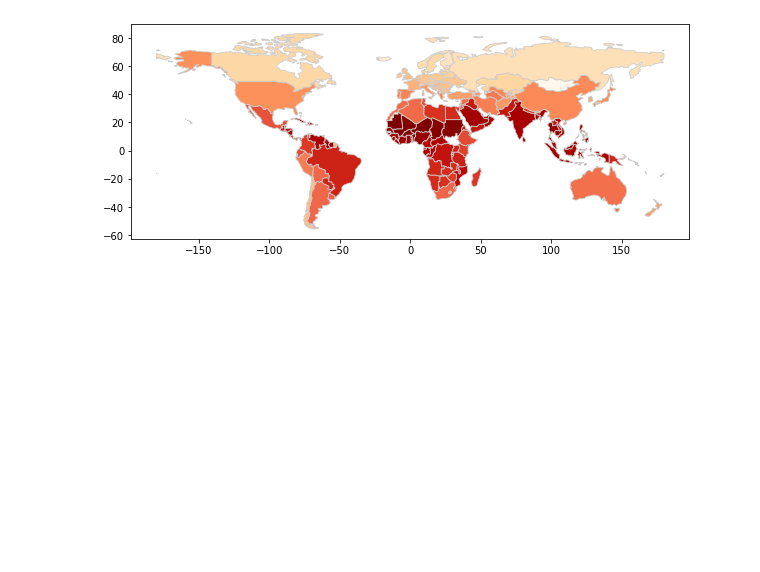
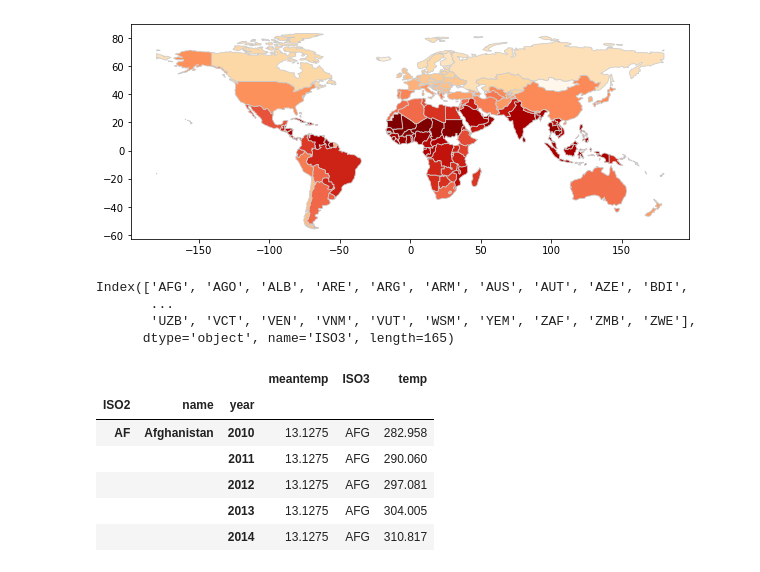
Before and after one commit to rahatsiddique/pandas_basics, a Jupyter notebook: climatechange/climate change and economics.ipynb, the cells around one changed output. Drawn from its saved outputs; the diff is of its cells as text; code cells hidden in the pictures; blank space fills up the shorter version.

```diff
--- a/climatechange/climate change and economics.ipynb
+++ b/climatechange/climate change and economics.ipynb
@@ -142,3 +145,27 @@ merged.plot(column=meantemp, cmap='OrRd', linewidth=0.8, ax=ax, edgecolor='0.8')
 # %% [output]
 <matplotlib.axes._subplots.AxesSubplot at 0x...>
 [figure]
+# %%
+impact.index
+# %% [output]
+Index(['AFG', 'AGO', 'ALB', 'ARE', 'ARG', 'ARM', 'AUS', 'AUT', 'AZE', 'BDI',
+       ...
+       'UZB', 'VCT', 'VEN', 'VNM', 'VUT', 'WSM', 'YEM', 'ZAF', 'ZMB', 'ZWE'],
+      dtype='object', name='ISO3', length=165)
+# %%
+# we need to turn from wide to long
+
+impact2["ISO2"] = impact2.index
+impact2 = pd.wide_to_long(impact, [""], i=["ISO2", "name"], j="year")
+
+impact2 = impact2.rename(columns={'': 'temp'})
+# %%
+impact2.head(n=5)
+# %% [output]
+|  |  |  | meantemp | ISO3 | temp |
+| ISO2 | name | year |  |  |  |
+| AF | Afghanistan | 2010 | 13.1275 | AFG | 282.958 |
+|  |  | 2011 | 13.1275 | AFG | 290.060 |
+|  |  | 2012 | 13.1275 | AFG | 297.081 |
+|  |  | 2013 | 13.1275 | AFG | 304.005 |
+|  |  | 2014 | 13.1275 | AFG | 310.817 |
```
Also changed, not shown: parts of 13 cells of this notebook.
